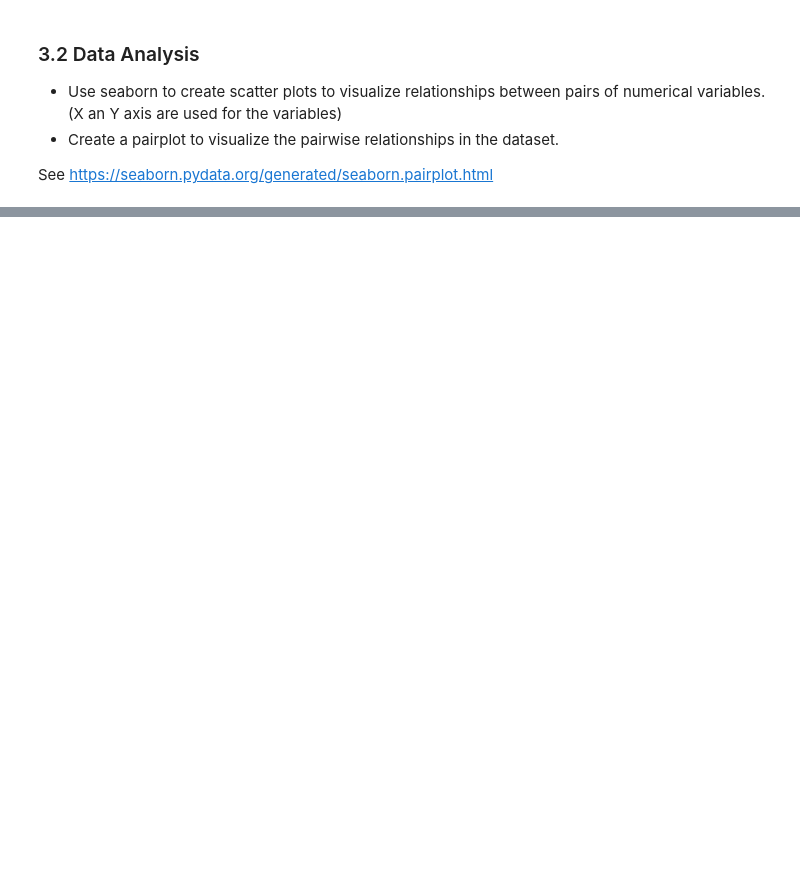
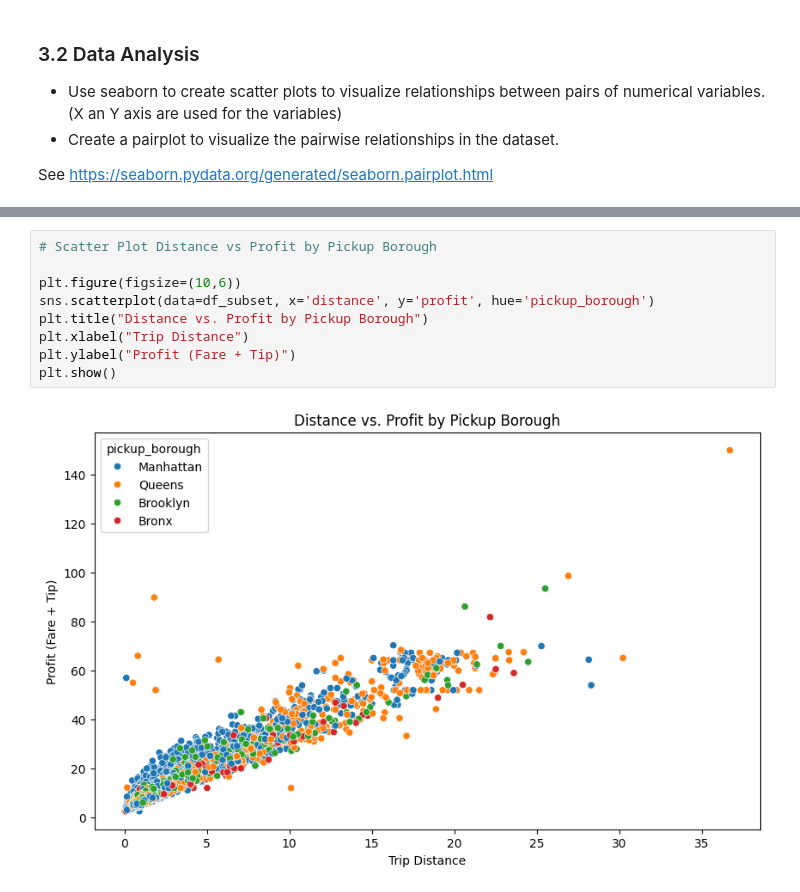
Before and after one commit to Peter537/Soft1-AI-OLA1, a Jupyter notebook: assignment-oskar.ipynb, the cells around one changed output, grey strips where cells are left out. Cells and saved outputs as stored; diff of their text form; blank space fills up the shorter version.

```diff
--- a/assignment-oskar.ipynb
+++ b/assignment-oskar.ipynb
@@ -597 +605,12 @@ plt.show()
+# %%
+# Scatter Plot Distance vs Profit by Pickup Borough
+
+plt.figure(figsize=(10,6))
+sns.scatterplot(data=df_subset, x='distance', y='profit', hue='pickup_borough')
+plt.title("Distance vs. Profit by Pickup Borough")
+plt.xlabel("Trip Distance")
+plt.ylabel("Profit (Fare + Tip)")
+plt.show()
+# %% [output]
+[figure, added]
 # %%
```
Also changed, not shown: parts of 35 cells of this notebook.
